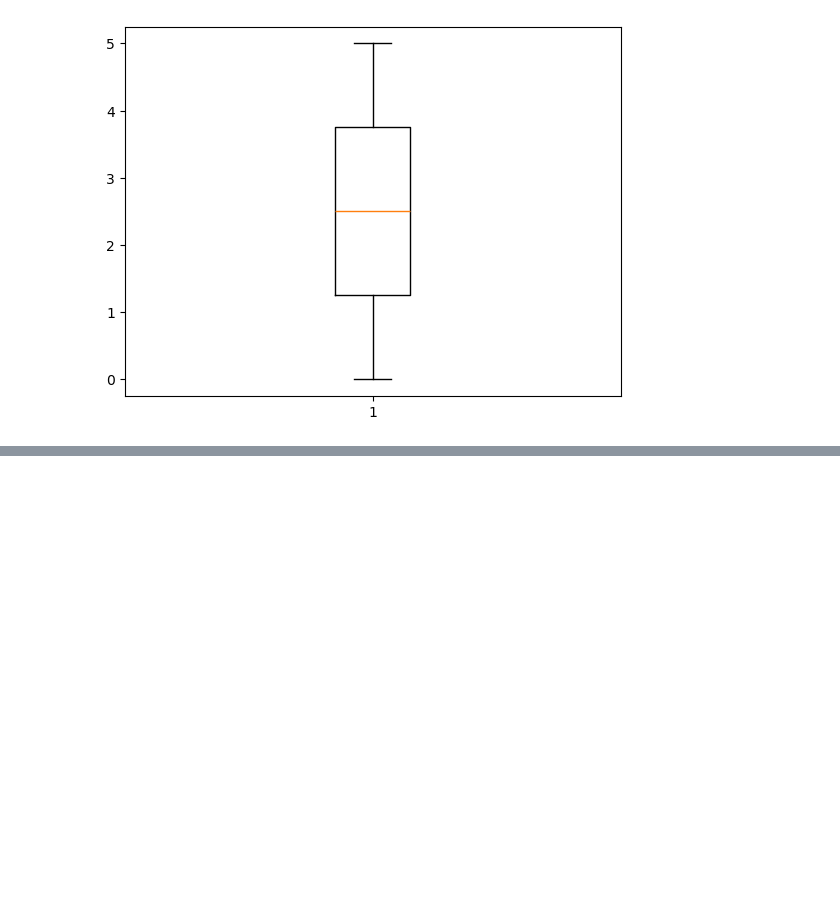
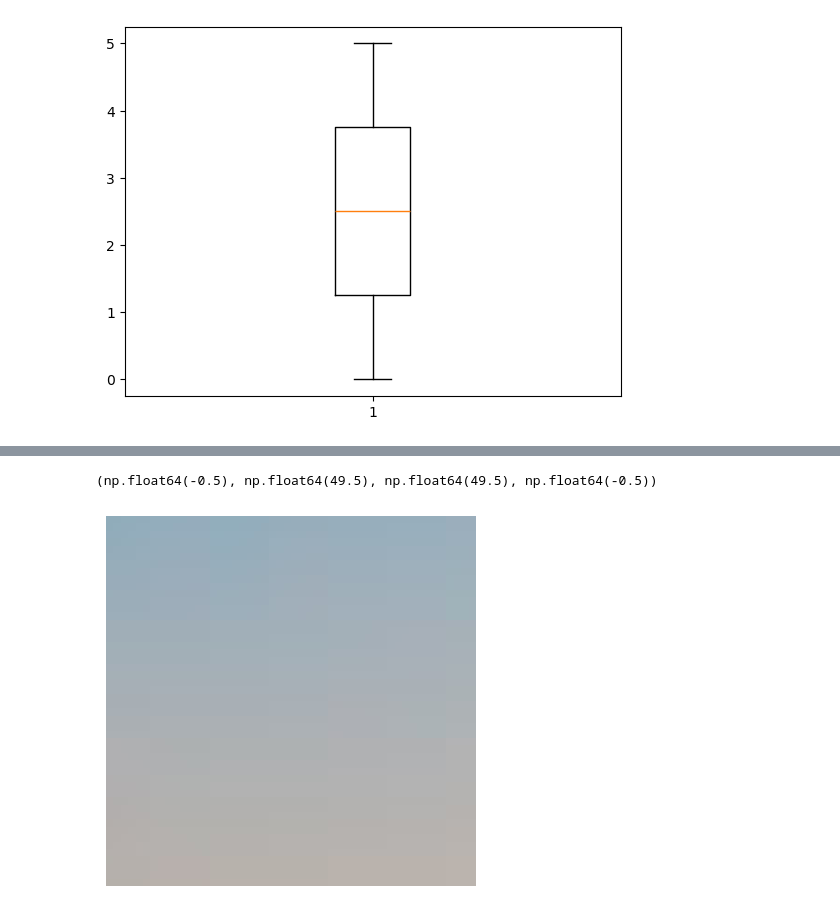
Before and after one commit to nishita-esrat/machine-learning, a Jupyter notebook: matplotlib/matplotlib.ipynb, the cells around one changed output, grey strips where cells are left out. Cells and saved outputs as stored; diff of their text form; code cells hidden in the pictures; blank space fills up the shorter version.

```diff
--- a/matplotlib/matplotlib.ipynb
+++ b/matplotlib/matplotlib.ipynb
@@ -80,0 +106,7 @@ plt.boxplot(x)
+# %%
+cropped_img = img[50:100,50:100]  # crop: rows 50-100, cols 100-50
+plt.imshow(cropped_img)
+plt.axis("off")
+# %% [output]
+(np.float64(-0.5), np.float64(49.5), np.float64(49.5), np.float64(-0.5))
+[figure, added]
```
Also changed, not shown: parts of 10 cells of this notebook, 3 other files.
